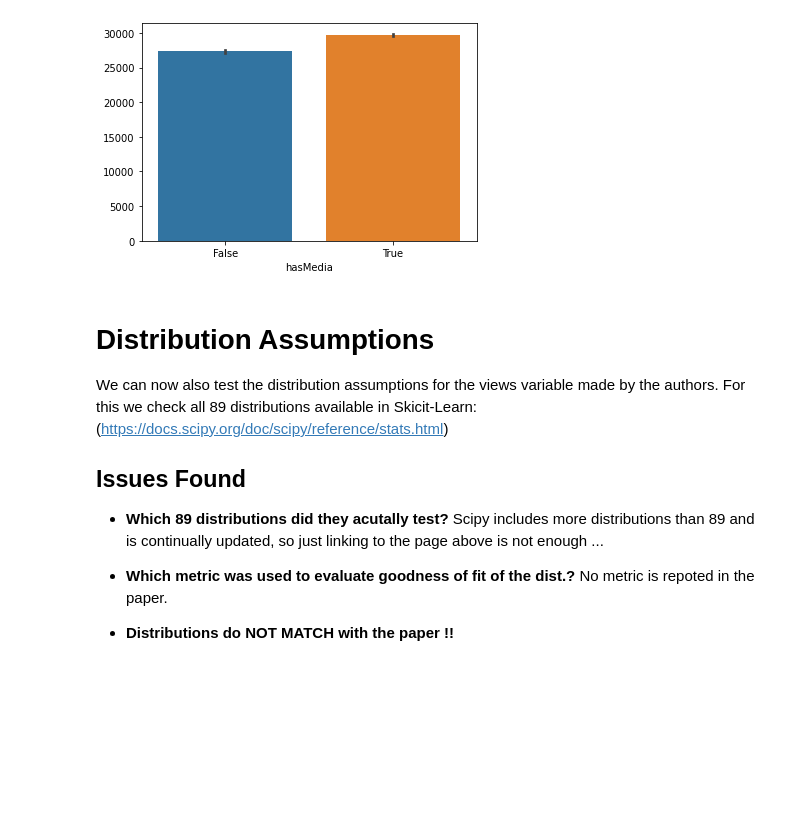
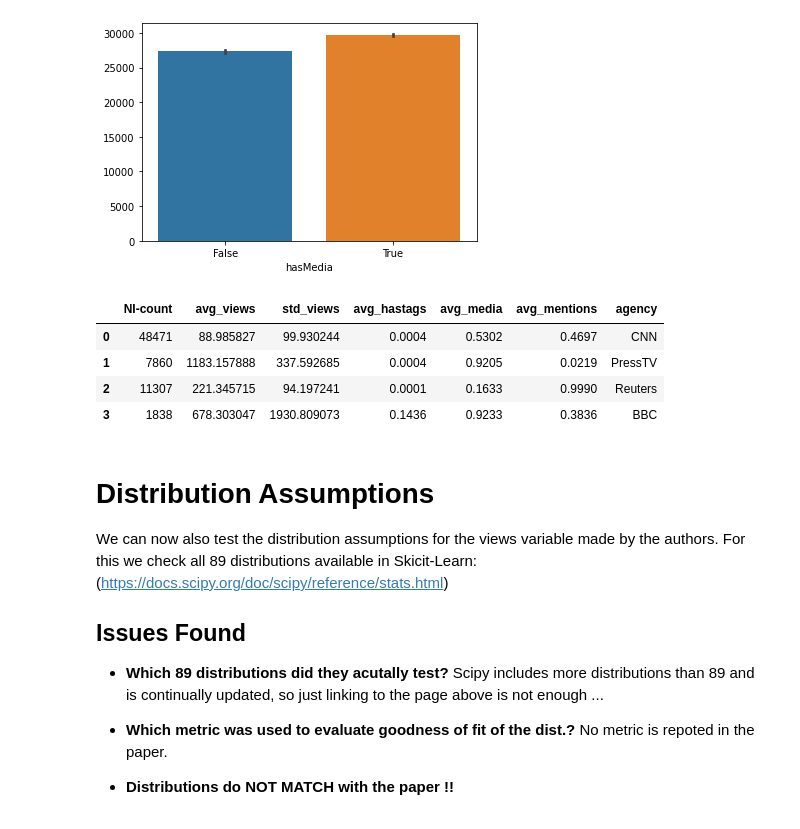
Before and after one commit to pvonderlind/Exp_Design_2, a Jupyter notebook: Experiment_Design_SVM_Partial.ipynb, the cells around one changed output. Saved outputs shown, nothing was run; the diff lists cells and outputs as text; code cells hidden in the pictures; blank space fills up the shorter version.

```diff
--- a/Experiment_Design_SVM_Partial.ipynb
+++ b/Experiment_Design_SVM_Partial.ipynb
@@ -117,6 +117,21 @@ What is weird is that
 the actual size of the datasets don't match up with the repoted dataset sizes
 in the paper. My guess would be that they just repoted their acutal test set
 sizes and not the complete set.
+# %%
+def get_statistics_for_dataset(data, label):
+  news_item_count = len(data.index)
+  average_views = data.views.sum() / len(data.index)
+  std_views = np.std(data.views)
+  avg_hastags = round(data.hashtags.sum() / len(data.index),4)
+  avg_media = round(len(data[data.hasMedia == True].index) / len(data.index),4)
+  avg_mentions = round(data.mentions.sum() / len(data.index),4)
+  return {"NI-count": news_item_count,
+          "avg_views" : average_views,
+          "std_views" :std_views,
+          "avg_hastags" : avg_hastags,
+          "avg_media" : avg_media,
+          "avg_mentions" : avg_mentions,
+          "agency" : label}
 # %%
 sns.barplot(x=cnnBrk.mentions,y=cnnBrk.index, col="blue")
 print(f"Mentions per news {round(cnnBrk.mentions.sum() / len(cnnBrk.index),4)}")
@@ -135,6 +150,21 @@ print(f"Media per news {round(len(cnnBrk[cnnBrk.hasMedia == True].index) / len(c
 # %% [output]
 Media per news 0.5302
 [figure]
+# %%
+def generate_stat_block():
+  cnnStat = get_statistics_for_dataset(cnnBrk, "CNN")
+  bbcStat = get_statistics_for_dataset(bbc, "BBC")
+  presstvStat = get_statistics_for_dataset(pressTV , "PressTV")
+  reutersStat = get_statistics_for_dataset(reutersWorld, "Reuters")
+  res = pd.DataFrame([cnnStat, presstvStat, reutersStat, bbcStat])
+  return res
+generate_stat_block()
+# %% [output]
+|  | NI-count | avg_views | std_views | avg_hastags | avg_media | avg_mentions | agency |
+| 0 | 48471 | 88.985827 | 99.930244 | 0.0004 | 0.5302 | 0.4697 | CNN |
+| 1 | 7860 | 1183.157888 | 337.592685 | 0.0004 | 0.9205 | 0.0219 | PressTV |
+| 2 | 11307 | 221.345715 | 94.197241 | 0.0001 | 0.1633 | 0.9990 | Reuters |
+| 3 | 1838 | 678.303047 | 1930.809073 | 0.1436 | 0.9233 | 0.3836 | BBC |
 # %% [markdown]
 # Distribution Assumptions
 We can now also test the distribution assumptions for the views variable made by the authors.
```
Also changed, not shown: parts of 9 cells of this notebook.
